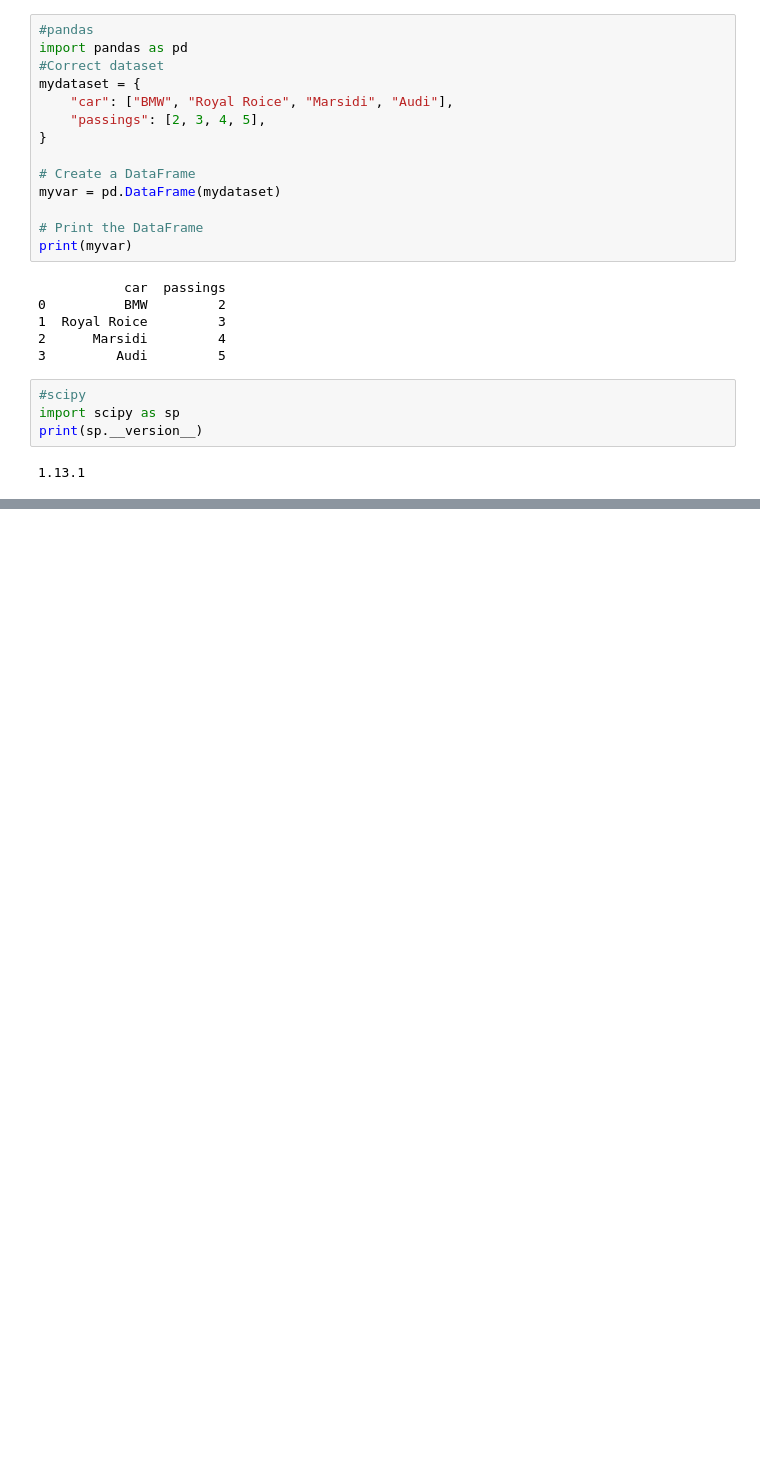
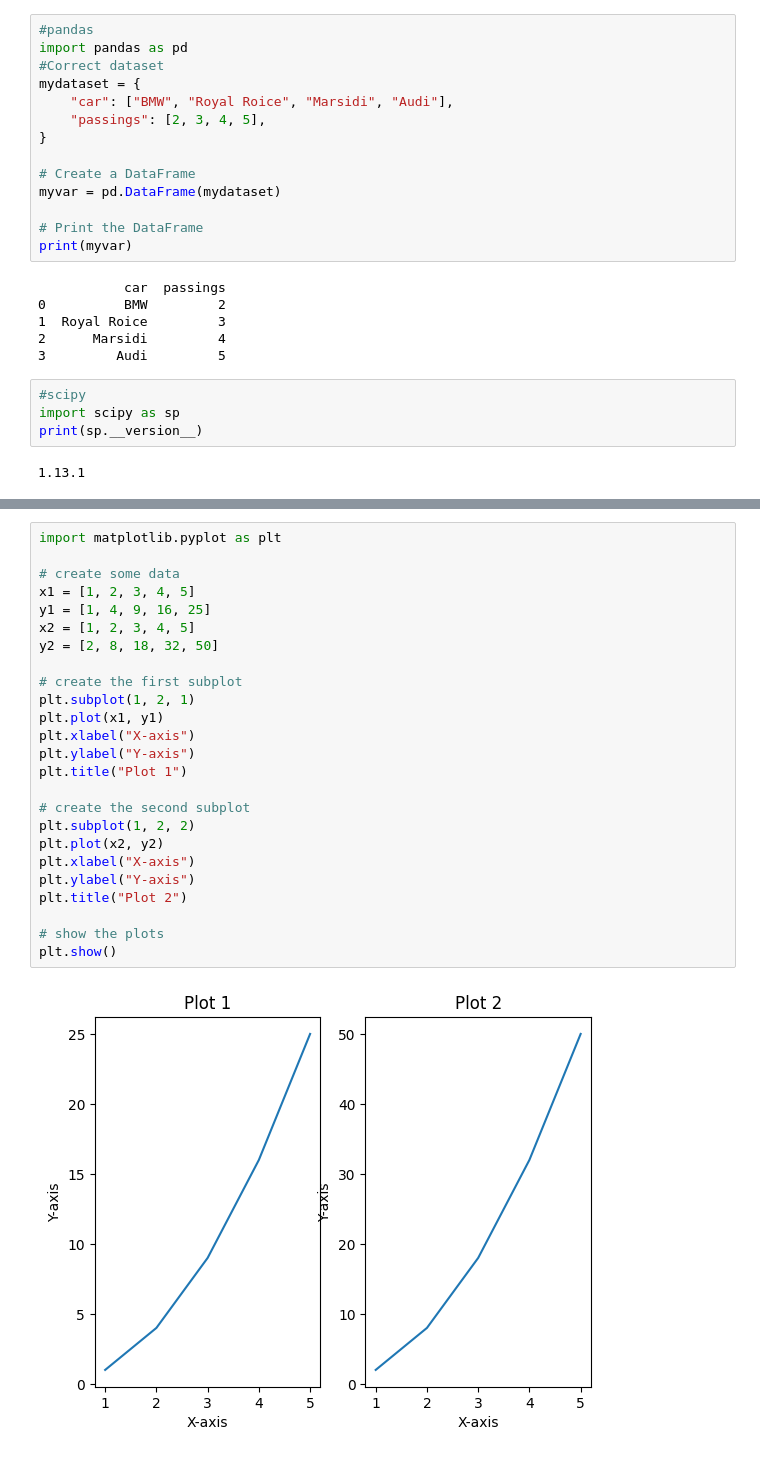
Before and after one commit to PratikshaShelke24/pyhton-programming, a Jupyter notebook: session14.ipynb, the cells around one changed output, grey strips where cells are left out. Cells and saved outputs as stored; diff of their text form; blank space fills up the shorter version.

```diff
--- a/session14.ipynb
+++ b/session14.ipynb
@@ -60,0 +119,27 @@ print(sp.__version__)
+# %%
+import matplotlib.pyplot as plt
+
+# create some data
+x1 = [1, 2, 3, 4, 5]
+y1 = [1, 4, 9, 16, 25]
+x2 = [1, 2, 3, 4, 5]
+y2 = [2, 8, 18, 32, 50]
+
+# create the first subplot
+plt.subplot(1, 2, 1)
+plt.plot(x1, y1)
+plt.xlabel("X-axis")
+plt.ylabel("Y-axis")
+plt.title("Plot 1")
+
+# create the second subplot
+plt.subplot(1, 2, 2)
+plt.plot(x2, y2)
+plt.xlabel("X-axis")
+plt.ylabel("Y-axis")
+plt.title("Plot 2")
+
+# show the plots
+plt.show()
+# %% [output]
+[figure, added]
```
Also changed, not shown: parts of 5 cells of this notebook.
